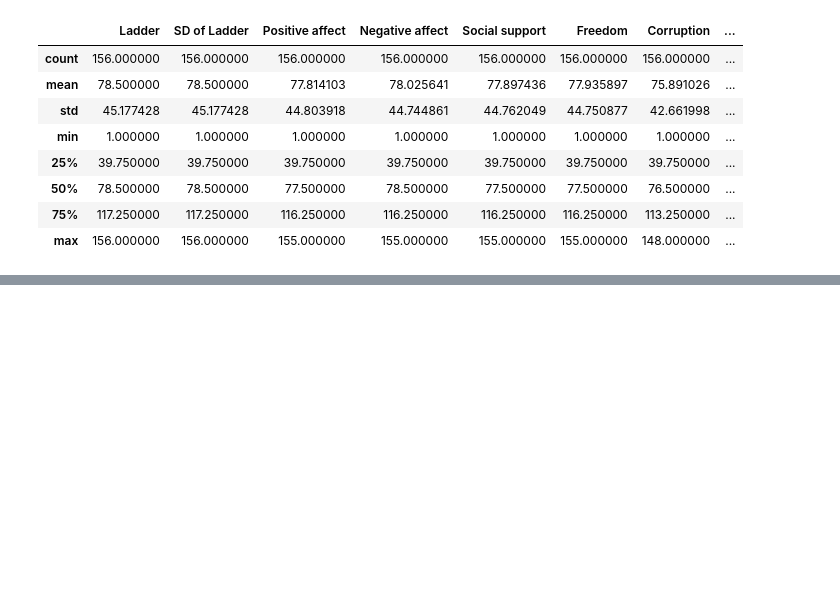
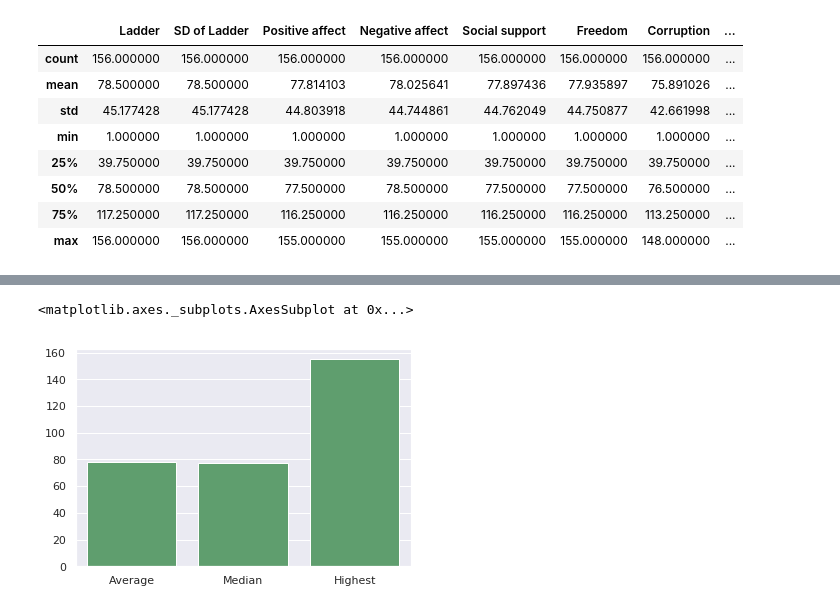
Before and after one commit to tlplus/Probability_Stats_Project, a Jupyter notebook: World Happiness Report 2019.ipynb, the cells around one changed output, grey strips where cells are left out. Drawn from its saved outputs; the diff is of its cells as text; code cells hidden in the pictures; blank space fills up the shorter version.

```diff
--- a/World Happiness Report 2019.ipynb
+++ b/World Happiness Report 2019.ipynb
@@ -44,0 +58,7 @@ df.describe()
+# %%
+x = ['Average','Median', 'Highest']
+y = np.array([df['Positive affect'].mean(), df['Positive affect'].median(), df['Positive affect'].max()])
+sns.barplot(x, y, color = 'g')
+# %% [output]
+<matplotlib.axes._subplots.AxesSubplot at 0x...>
+[figure, added]
```
Also changed, not shown: parts of 8 cells of this notebook, 1 other file.
